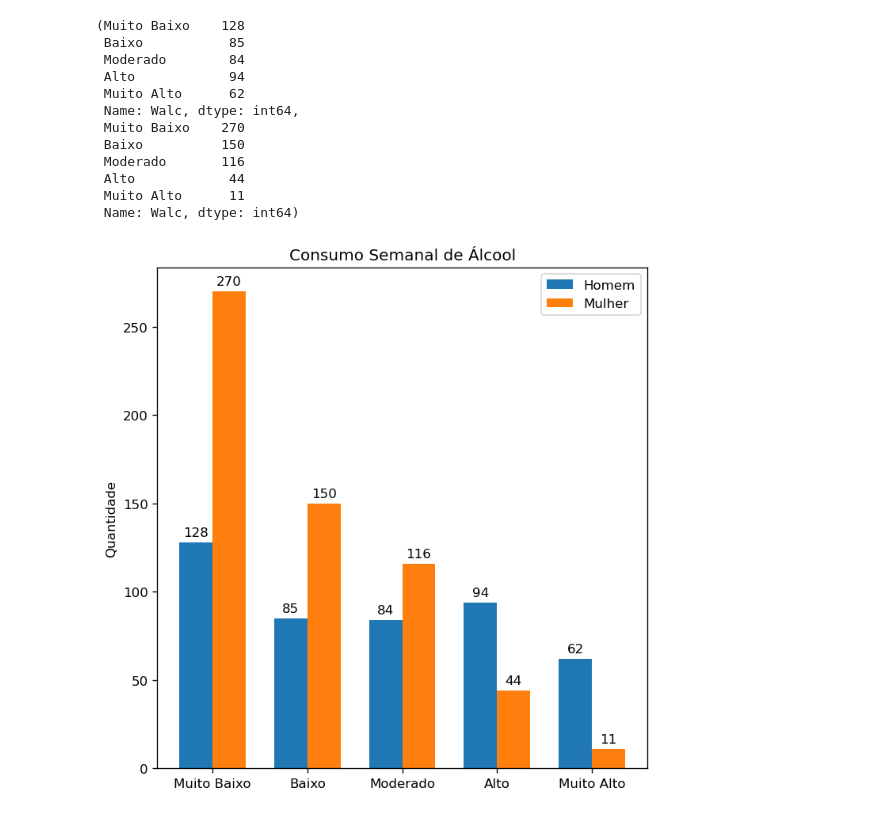
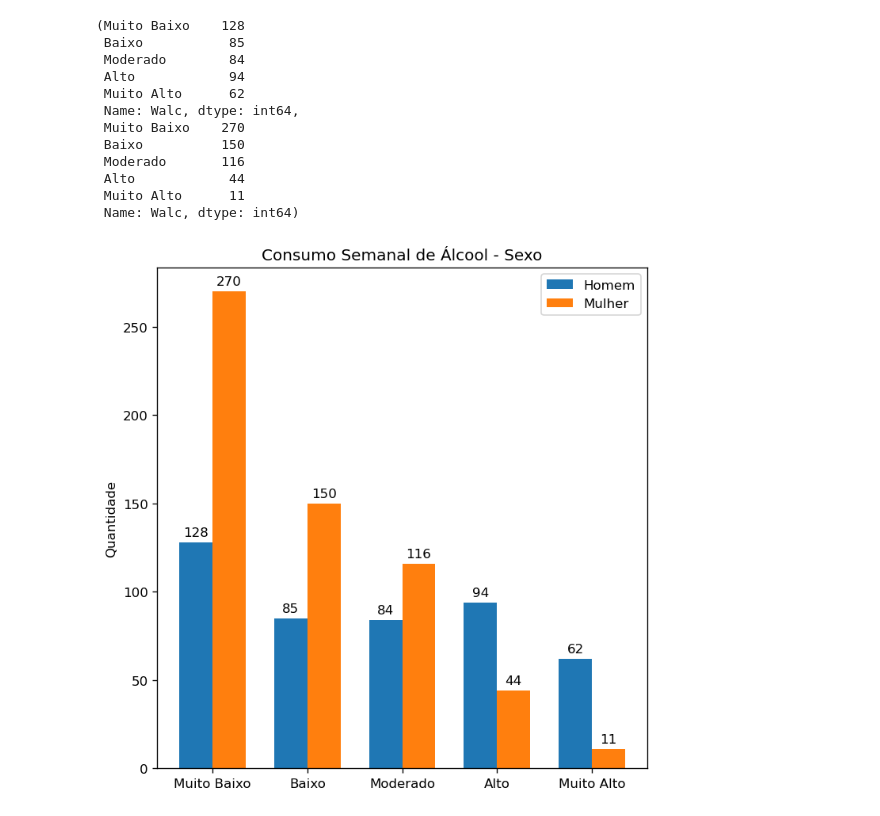
Before and after one commit to IamNivestar/exploratory_analysis_alcohol-effects, a Jupyter notebook: analysis_code.ipynb, the cells around one changed output. Drawn from its saved outputs; the diff is of its cells as text; code cells hidden in the pictures.

```diff
--- a/analysis_code.ipynb
+++ b/analysis_code.ipynb
@@ -255,22 +259,22 @@ mulheres_walc = mulheres['Walc'].value_counts()[labels_consumo_alcool]
 # %%
 fig, ax = plt.subplots(figsize=(6, 6), dpi=120)
 x = np.arange(len(labels_consumo_alcool))
 width = 0.35
 
 rects1 = ax.bar(x - width/2, homens_walc, width, label='Homem')
 rects2 = ax.bar(x + width/2, mulheres_walc, width, label='Mulher')
 
 ax.set_ylabel('Quantidade')
-ax.set_title('Consumo Semanal de Álcool')
+ax.set_title('Consumo Semanal de Álcool - Sexo')
 ax.set_xticks(x, labels_consumo_alcool)
 ax.legend()
 
 ax.bar_label(rects1, padding=3)
 ax.bar_label(rects2, padding=3)
 fig.tight_layout()
-fig.savefig("consumo_sexo_semanal.png")
+#fig.savefig("consumo_sexo_semanal.png")
 # %% [output]
-[figure, old version]
+[figure, new version]
 # %%
 homens_dalc = homens['Dalc'].value_counts()[labels_consumo_alcool]
 mulheres_dalc = mulheres['Dalc'].value_counts()[labels_consumo_alcool]
```
Also changed, not shown: parts of 40 cells of this notebook, 2 other files.
